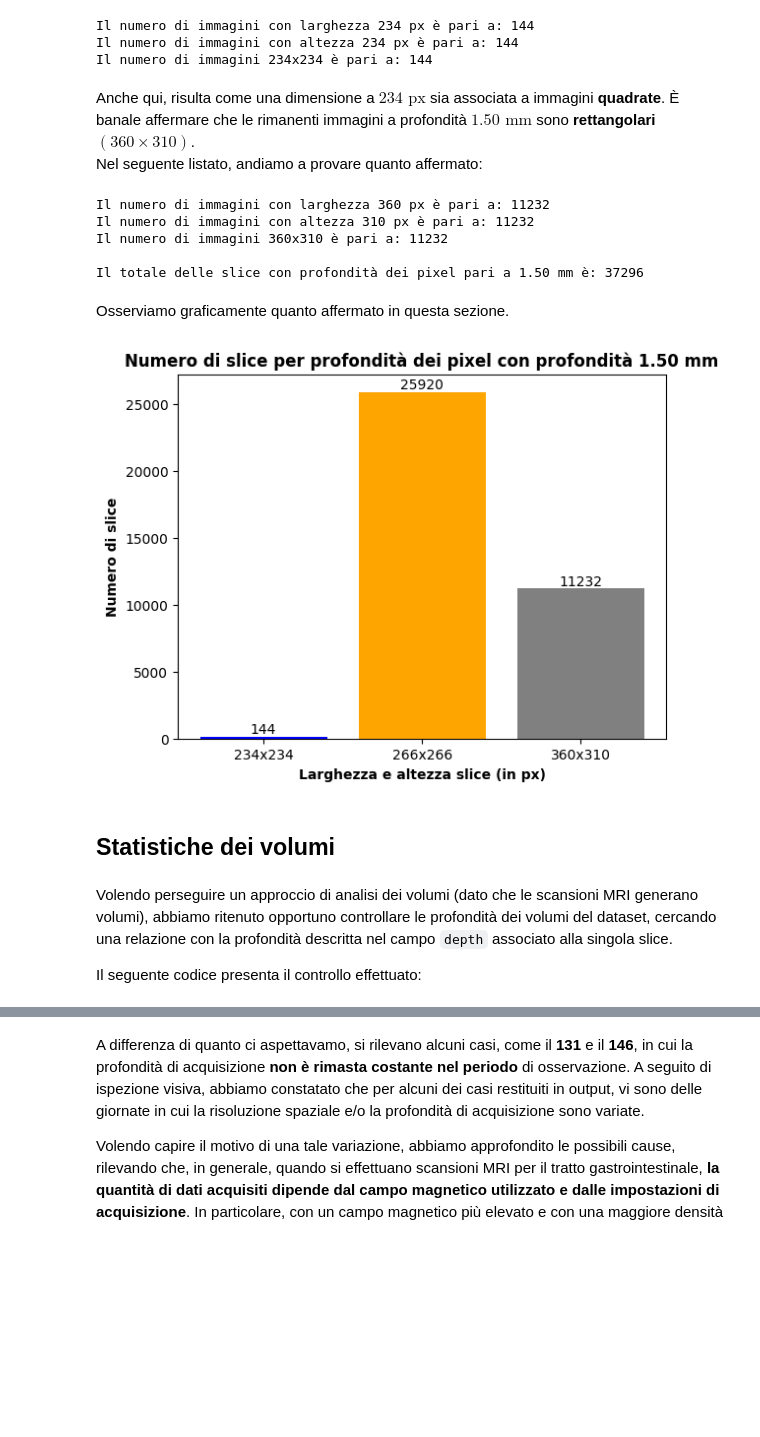
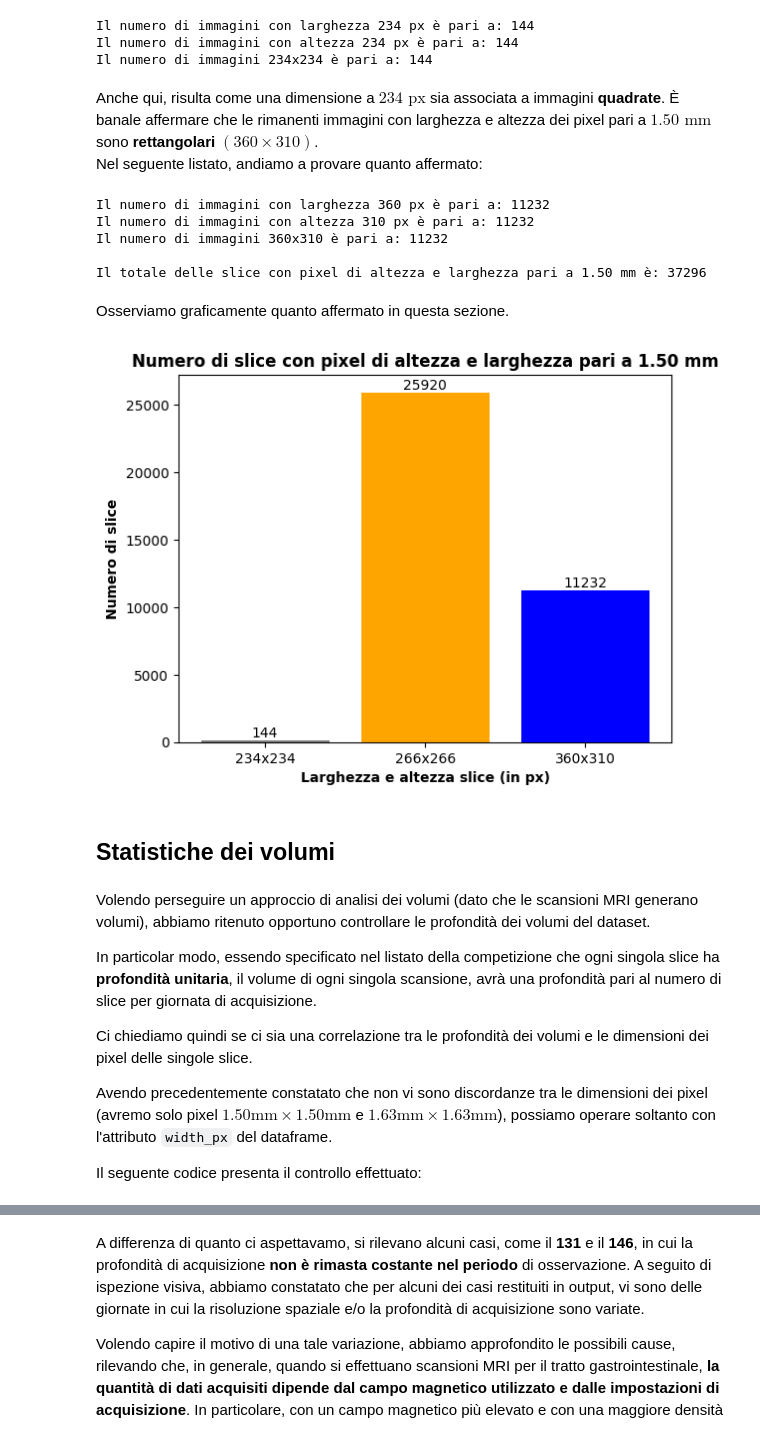
Before and after one commit to justdoit1897/BD-Image-Segmentation-Project, a Jupyter notebook: notebooks/data_preprocessing.ipynb, the cells around one changed output, grey strips where cells are left out. Cells and saved outputs as stored; diff of their text form; code cells hidden in the pictures; blank space fills up the shorter version.

```diff
--- a/notebooks/data_preprocessing.ipynb
+++ b/notebooks/data_preprocessing.ipynb
@@ -531,7 +537,7 @@ Il numero di immagini con larghezza 234 px è pari a: 144
 Il numero di immagini con altezza 234 px è pari a: 144
 Il numero di immagini 234x234 è pari a: 144
 # %% [markdown]
-Anche qui, risulta come una dimensione a $234 \text{ px}$ sia associata a immagini **quadrate**. &Egrave; banale affermare che le rimanenti immagini a profondità $1.50 \text{ mm}$ sono **rettangolari** $\left( 360\times 310 \right)$.<br>
+Anche qui, risulta come una dimensione a $234 \text{ px}$ sia associata a immagini **quadrate**. &Egrave; banale affermare che le rimanenti immagini con larghezza e altezza dei pixel pari a $1.50 \text{ mm}$ sono **rettangolari** $\left( 360\times 310 \right)$.<br>
 Nel seguente listato, andiamo a provare quanto affermato:
 # %%
 num_images_360_width = image_details.loc[(image_details['width'] == 360)].shape[0]
@@ -544,36 +550,42 @@ num_images_360x310 = image_details.loc[(image_details['width'] == 360) & (image_
 print(f"Il numero di immagini \033[1;34m360x310\033[0m è pari a: \033[1;34m{num_images_360x310}\033[0m")
 
 tot_slice = num_images_266x266 + num_images_234x234 + num_images_360x310
-print(f"\nIl totale delle slice con profondità dei pixel pari a \033[1;34m1.50 mm\033[0m è: \033[1;34m{tot_slice}\033[0m")
+print(f"\nIl totale delle slice con pixel di altezza e larghezza pari a \033[1;34m1.50 mm\033[0m è: \033[1;34m{tot_slice}\033[0m")
 # %% [output]
 Il numero di immagini con larghezza 360 px è pari a: 11232
 Il numero di immagini con altezza 310 px è pari a: 11232
 Il numero di immagini 360x310 è pari a: 11232
 
-Il totale delle slice con profondità dei pixel pari a 1.50 mm è: 37296
+Il totale delle slice con pixel di altezza e larghezza pari a 1.50 mm è: 37296
 # %% [markdown]
 Osserviamo graficamente quanto affermato in questa sezione.
 # %%
 labels = ['234x234', '266x266', '360x310']
 num_slices = [num_images_234x234, num_images_266x266, num_images_360x310]
 colors = ['grey', 'orange', 'blue']
 
 plt.bar(labels, num_slices, color=colors)
-plt.title('Numero di slice per profondità dei pixel con profondità 1.50 mm', fontweight='bold')
+plt.title('Numero di slice con pixel di altezza e larghezza pari a 1.50 mm', fontweight='bold')
 plt.xlabel('Larghezza e altezza slice (in px)', fontweight='bold')
 plt.ylabel('Numero di slice', fontweight='bold')
 
 # Aggiunta delle etichette del valore
 for i, v in enumerate(num_slices):
     plt.text(i, v, str(v), color='black', ha='center', va='bottom')
 
 plt.show()
 # %% [output]
-[figure, old version]
+[figure, new version]
 # %% [markdown]
 ## Statistiche dei volumi
-# %% [markdown]
-Volendo perseguire un approccio di analisi dei volumi (dato che le scansioni MRI generano volumi), abbiamo ritenuto opportuno controllare le profondità dei volumi del dataset, cercando una relazione con la profondità descritta nel campo `depth` associato alla singola slice.
-
-Il seguente codice presenta il controllo effettuato:
+# %% [markdown]
+Volendo perseguire un approccio di analisi dei volumi (dato che le scansioni MRI generano volumi), abbiamo ritenuto opportuno controllare le profondità dei volumi del dataset.
+
+In particolar modo, essendo specificato nel listato della competizione che ogni singola slice ha **profondità unitaria**, il volume di ogni singola scansione, avrà una profondità pari al numero di slice per giornata di acquisizione.
+
+Ci chiediamo quindi se ci sia una correlazione tra le profondità dei volumi e le dimensioni dei pixel delle singole slice.
+
+Avendo precedentemente constatato che non vi sono discordanze tra le dimensioni dei pixel (avremo solo pixel $1.50 \text{mm} \times 1.50\text{mm}$ e $1.63\text{mm} \times 1.63\text{mm}$), possiamo operare soltanto con l'attributo `width_px` del dataframe.
+
+Il seguente codice presenta il controllo effettuato:
 # %%
```
Also changed, not shown: parts of 24 cells of this notebook, 2 other files.
